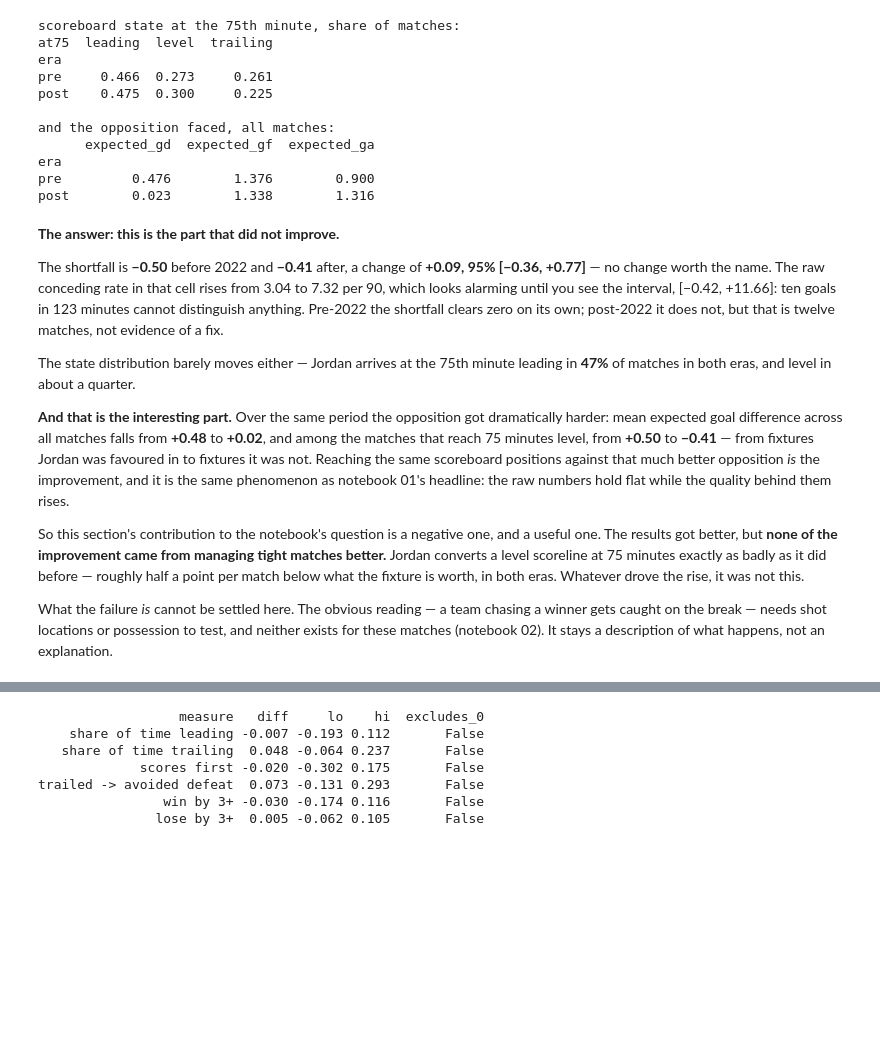
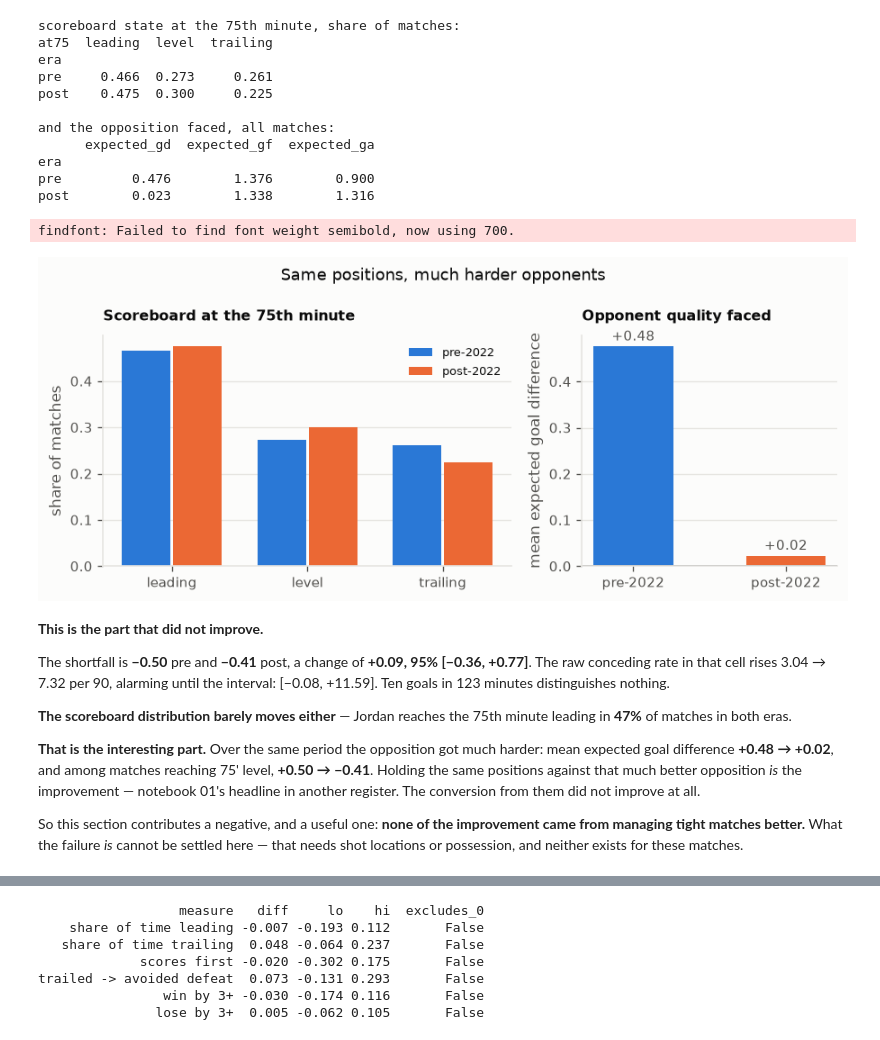
Before and after one commit to mqedan217/jordan-football-strength, a Jupyter notebook: notebooks/03_where_the_goals_came_from.ipynb, the cells around one changed output, grey strips where cells are left out. Drawn from its saved outputs; the diff is of its cells as text; code cells hidden in the pictures; blank space fills up the shorter version.

```diff
--- a/notebooks/03_where_the_goals_came_from.ipynb
+++ b/notebooks/03_where_the_goals_came_from.ipynb
@@ -899,37 +877,62 @@ and the opposition faced, all matches:
 era
 pre         0.476        1.376        0.900
 post        0.023        1.338        1.316
+# %%
+fig, axes = plt.subplots(1, 2, figsize=(7.6, 3.2),
+                         gridspec_kw={"width_ratios": [1.6, 1]})
+a = axes[0]
+sh75 = (pd.crosstab(at75.era, at75.at75, normalize="index")
+        .reindex(index=["pre", "post"])[["leading", "level", "trailing"]])
+x = np.arange(3)
+a.bar(x - 0.19, sh75.loc["pre"], width=0.36, color=viz.BLUE, label="pre-2022")
+a.bar(x + 0.19, sh75.loc["post"], width=0.36, color=viz.ORANGE, label="post-2022")
+a.set_xticks(x)
+a.set_xticklabels(sh75.columns)
+a.set_ylabel("share of matches")
+a.set_title("Scoreboard at the 75th minute", fontsize=9.5)
+a.legend(fontsize=8)
+viz.despine(a)
+
+b = axes[1]
+opp = mt.groupby("era").expected_gd.mean().reindex(["pre", "post"])
+b.bar([0, 1], opp.values, width=0.52, color=[viz.BLUE, viz.ORANGE])
+for i, v in enumerate(opp.values):
+    b.annotate(f"{v:+.2f}", (i, v), xytext=(0, 4), textcoords="offset points",
+               ha="center", fontsize=9, color=viz.INK_2)
+b.axhline(0, color=viz.INK_2, lw=1.0)
+b.set_xticks([0, 1])
+b.set_xticklabels(["pre-2022", "post-2022"])
+b.set_ylabel("mean expected goal difference")
+b.set_title("Opponent quality faced", fontsize=9.5)
+viz.despine(b)
+
+fig.suptitle("Same positions, much harder opponents", fontsize=11)
+fig.tight_layout()
+plt.show()
+# %% [output]
+findfont: Failed to find font weight semibold, now using 700.
+[figure, added]
 # %% [markdown]
-**The answer: this is the part that did not improve.**
+**This is the part that did not improve.**
 
-The shortfall is **−0.50** before 2022 and **−0.41** after, a change of **+0.09,
-95% [−0.36, +0.77]** — no change worth the name. The raw conceding rate in that
-cell rises from 3.04 to 7.32 per 90, which looks alarming until you see the
-interval, [−0.42, +11.66]: ten goals in 123 minutes cannot distinguish anything.
-Pre-2022 the shortfall clears zero on its own; post-2022 it does not, but that
-is twelve matches, not evidence of a fix.
+The shortfall is **−0.50** pre and **−0.41** post, a change of **+0.09, 95%
+[−0.36, +0.77]**. The raw conceding rate in that cell rises 3.04 → 7.32 per 90,
+alarming until the interval: [−0.08, +11.59]. Ten goals in 123 minutes
+distinguishes nothing.
 
-The state distribution barely moves either — Jordan arrives at the 75th minute
-leading in **47%** of matches in both eras, and level in about a quarter.
+**The scoreboard distribution barely moves either** — Jordan reaches the 75th
+minute leading in **47%** of matches in both eras.
 
-**And that is the interesting part.** Over the same period the opposition got
-dramatically harder: mean expected goal difference across all matches falls from
-**+0.48** to **+0.02**, and among the matches that reach 75 minutes level, from
-**+0.50** to **−0.41** — from fixtures Jordan was favoured in to fixtures it was
-not. Reaching the same scoreboard positions against that much better opposition
-*is* the improvement, and it is the same phenomenon as notebook 01's headline:
-the raw numbers hold flat while the quality behind them rises.
+**That is the interesting part.** Over the same period the opposition got much
+harder: mean expected goal difference **+0.48 → +0.02**, and among matches
+reaching 75' level, **+0.50 → −0.41**. Holding the same positions against that
+much better opposition *is* the improvement — notebook 01's headline in another
+register. The conversion from them did not improve at all.
 
-So this section's contribution to the notebook's question is a negative one, and
-a useful one. The results got better, but **none of the improvement came from
-managing tight matches better.** Jordan converts a level scoreline at 75 minutes
-exactly as badly as it did before — roughly half a point per match below what
-the fixture is worth, in both eras. Whatever drove the rise, it was not this.
-
-What the failure *is* cannot be settled here. The obvious reading — a team
-chasing a winner gets caught on the break — needs shot locations or possession
-to test, and neither exists for these matches (notebook 02). It stays a
-description of what happens, not an explanation.
+So this section contributes a negative, and a useful one: **none of the
+improvement came from managing tight matches better.** What the failure *is*
+cannot be settled here — that needs shot locations or possession, and neither
+exists for these matches.
 # %% [markdown]
 ## 6. What it isn't
 
```
Also changed, not shown: parts of 27 cells of this notebook, 1 other file.
